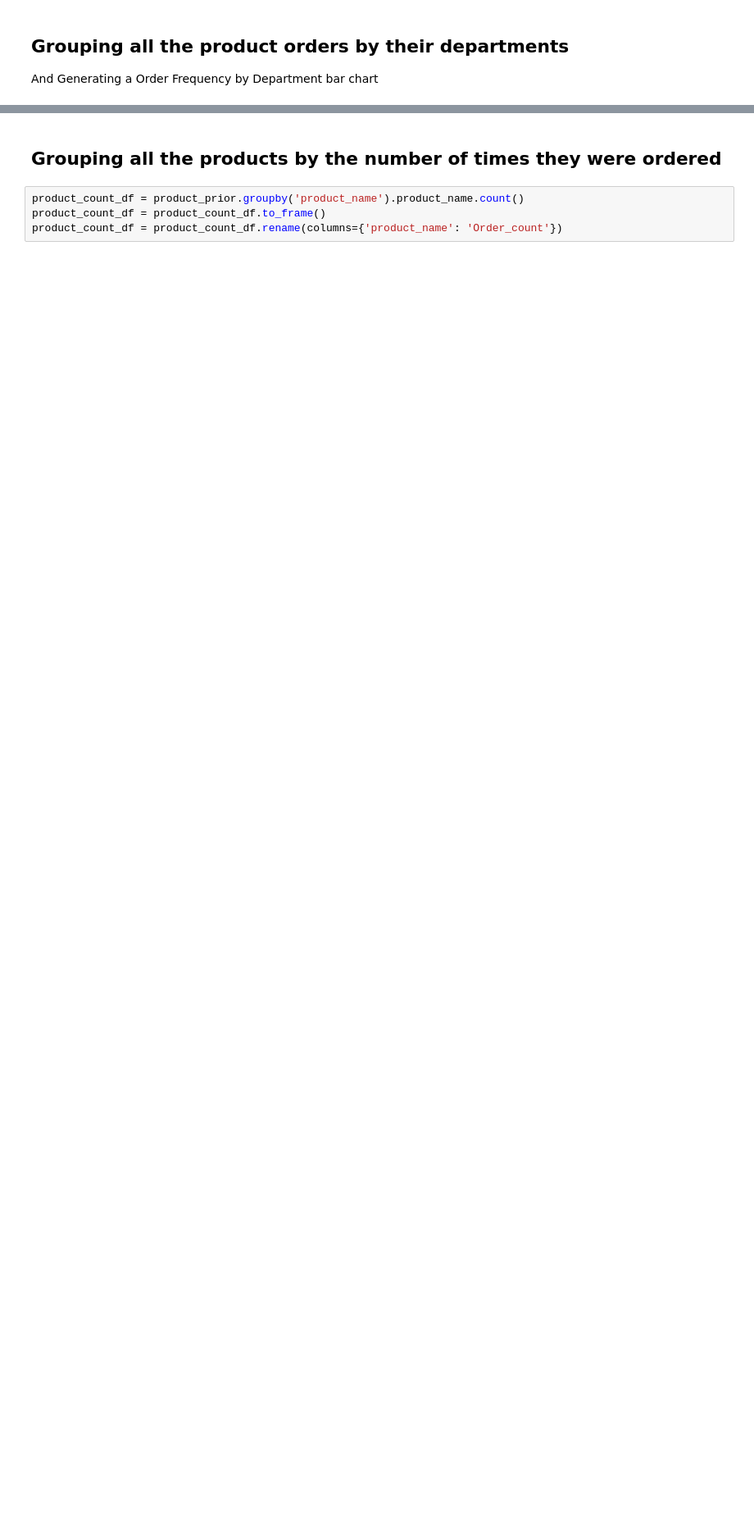
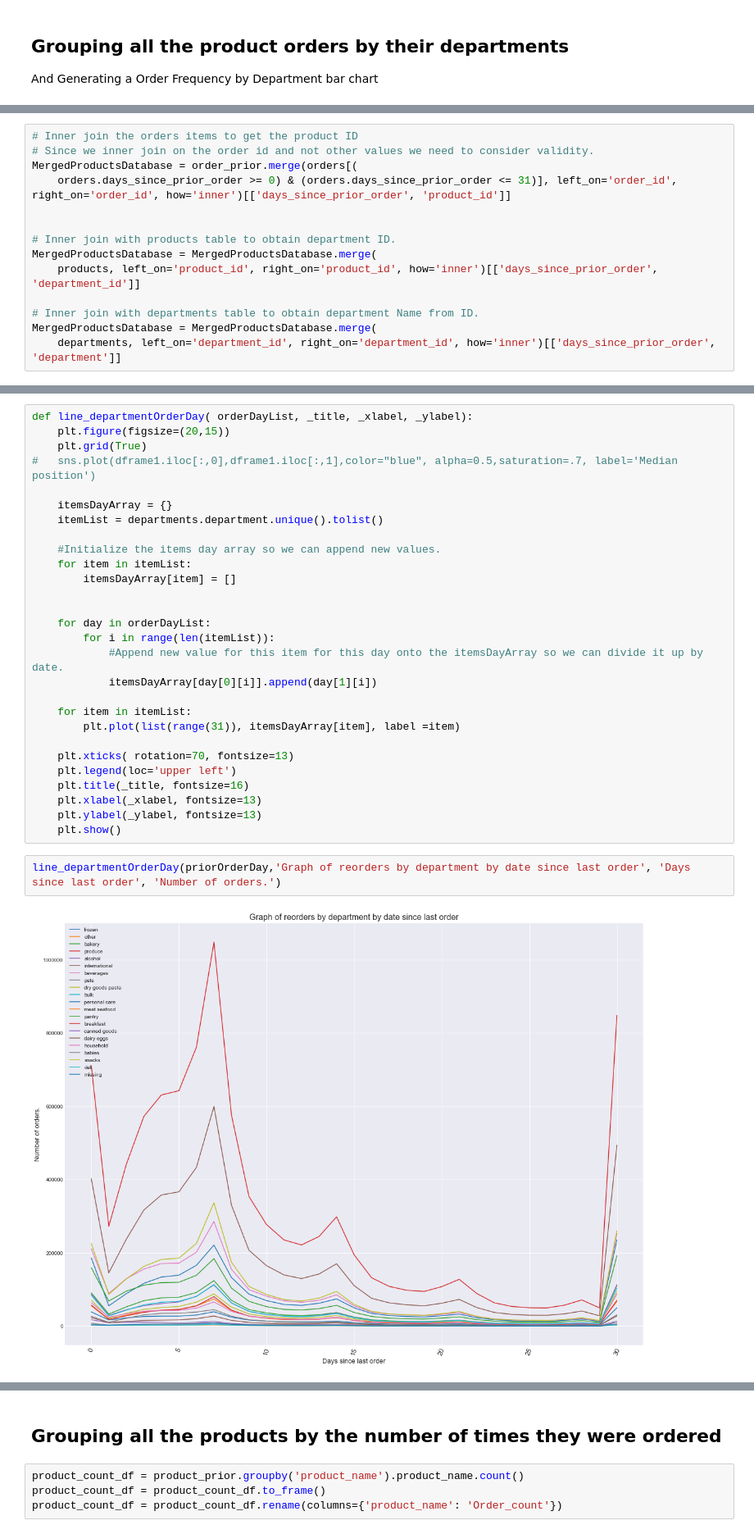
Before and after one commit to SamSamhuns/instacart_market_basket_analysis, a Jupyter notebook: instacart_data_analysis.ipynb, the cells around one changed output, grey strips where cells are left out. Shown at 82% size. Saved outputs shown, nothing was run; the diff lists cells and outputs as text; blank space fills up the shorter version.

```diff
--- a/instacart_data_analysis.ipynb
+++ b/instacart_data_analysis.ipynb
@@ -327,0 +426,14 @@ plt.show()
+# %%
+# Inner join the orders items to get the product ID
+# Since we inner join on the order id and not other values we need to consider validity.
+MergedProductsDatabase = order_prior.merge(orders[(
+    orders.days_since_prior_order >= 0) & (orders.days_since_prior_order <= 31)], left_on='order_id', right_on='order_id', how='inner')[['days_since_prior_order', 'product_id']]
+
+
+# Inner join with products table to obtain department ID.
+MergedProductsDatabase = MergedProductsDatabase.merge(
+    products, left_on='product_id', right_on='product_id', how='inner')[['days_since_prior_order', 'department_id']]
+
+# Inner join with departments table to obtain department Name from ID.
+MergedProductsDatabase = MergedProductsDatabase.merge(
+    departments, left_on='department_id', right_on='department_id', how='inner')[['days_since_prior_order', 'department']]
@@ -327,0 +457,32 @@ plt.show()
+# %%
+def line_departmentOrderDay( orderDayList, _title, _xlabel, _ylabel):
+    plt.figure(figsize=(20,15))
+    plt.grid(True)
+#   sns.plot(dframe1.iloc[:,0],dframe1.iloc[:,1],color="blue", alpha=0.5,saturation=.7, label='Median position')
+
+    itemsDayArray = {}
+    itemList = departments.department.unique().tolist()
+
+    #Initialize the items day array so we can append new values.
+    for item in itemList:
+        itemsDayArray[item] = []
+
+
+    for day in orderDayList:
+        for i in range(len(itemList)):
+            #Append new value for this item for this day onto the itemsDayArray so we can divide it up by date.
+            itemsDayArray[day[0][i]].append(day[1][i])
+
+    for item in itemList:
+        plt.plot(list(range(31)), itemsDayArray[item], label =item)
+
+    plt.xticks( rotation=70, fontsize=13)
+    plt.legend(loc='upper left')
+    plt.title(_title, fontsize=16)
+    plt.xlabel(_xlabel, fontsize=13)
+    plt.ylabel(_ylabel, fontsize=13)
+    plt.show()
+# %%
+line_departmentOrderDay(priorOrderDay,'Graph of reorders by department by date since last order', 'Days since last order', 'Number of orders.')
+# %% [output]
+[figure, added]
```
Also changed, not shown: parts of 57 cells of this notebook.
